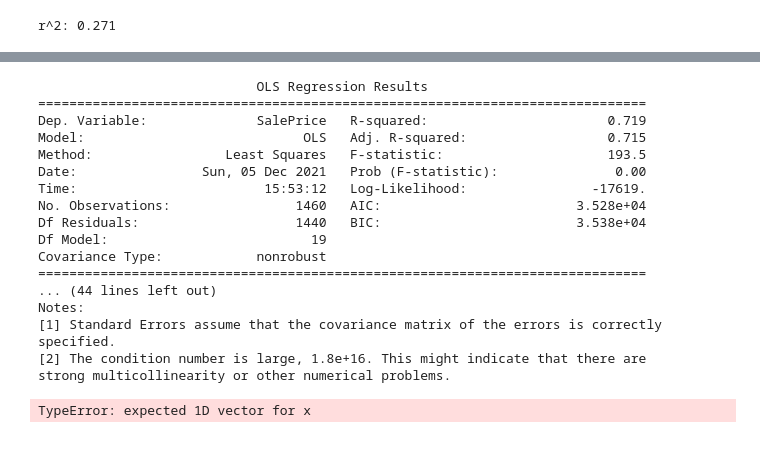
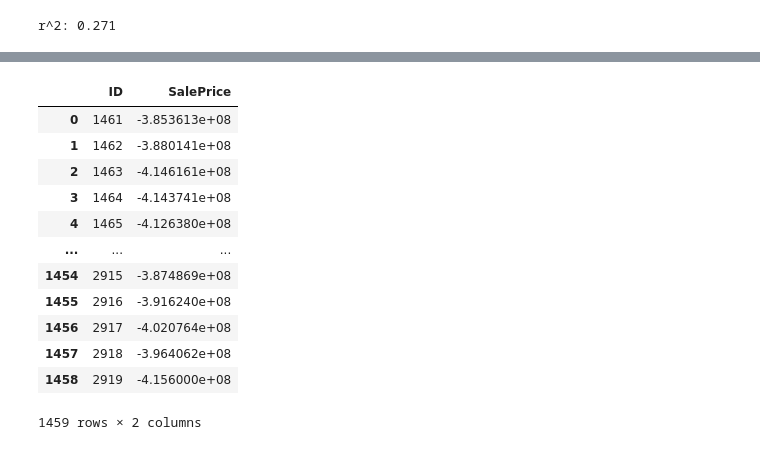
Before and after one commit to jflaher4/FA21_Exponent_Project, a Jupyter notebook: LinearRegression/PolyRegModel.ipynb, the cells around one changed output, grey strips where cells are left out. Drawn from its saved outputs; the diff is of its cells as text; code cells hidden in the pictures.

```diff
--- a/LinearRegression/PolyRegModel.ipynb
+++ b/LinearRegression/PolyRegModel.ipynb
@@ -184,7 +188,10 @@ print("r^2: %.3f" % r2_score(reg.predict(x_new),y))
 # %% [output]
 r^2: 0.271
 # %%
-x_new = x[:,[10,25,53,55,62]]
+#x_new = x[:,[18,25,26,42,52,53,55,56,62,63,68]]
+x_new = x[:,[14,15,27,30,33,34,36,44,57,60,65]]
+x_new = sm.add_constant(x_new)
+y = df['SalePrice']
 reg.fit(x_new,y)
 print("r^2: %.3f" % r2_score(reg.predict(x_new),y))
 # %% [output]
@@ -215,31 +199,23 @@ strong multicollinearity or other numerical problems.
-# %%
-df_reg = df_reg = df[['TotalSF','PoolArea','LotFrontage']].fillna(0)
-x = poly.fit_transform(df_reg)
-x = sm.add_constant(x)
-model = sm.OLS(y,x)
-results = model.fit()
-print(results.summary())
-# %% [output]
-                            OLS Regression Results
-==============================================================================
-Dep. Variable:              SalePrice   R-squared:                       0.719
-Model:                            OLS   Adj. R-squared:                  0.715
-Method:                 Least Squares   F-statistic:                     193.5
-Date:                Sun, 05 Dec 2021   Prob (F-statistic):               0.00
-Time:                        15:53:12   Log-Likelihood:                -17619.
-No. Observations:                1460   AIC:                         3.528e+04
-Df Residuals:                    1440   BIC:                         3.538e+04
-Df Model:                          19
-Covariance Type:            nonrobust
-==============================================================================
-... (44 lines left out)
-Notes:
-[1] Standard Errors assume that the covariance matrix of the errors is correctly specified.
-[2] The condition number is large, 1.8e+16. This might indicate that there are
-strong multicollinearity or other numerical problems.
-# %%
-x = np.polyfit(df_reg,y,2)
-reg.fit(x,y)
-print("r^2: %.3f" % r2_score(reg.predict(x),y))
-# %% [output]
-TypeError: expected 1D vector for x
+# %%
+#test_vars = poly.fit_transform(test_vars)
+#test_vars = sm.add_constant(test_vars)
+test_vars_new = test_vars[:,[14,15,27,30,33,34,36,44,57,60,65]]
+test_vars_new = sm.add_constant(test_vars_new)
+pred = reg.predict(test_vars_new)
+pred = pred.tolist()
+submission = pd.DataFrame({'ID': test['Id'],'SalePrice': pred})
+submission
+# %% [output]
+|  | ID | SalePrice |
+| 0 | 1461 | -3.853613e+08 |
+| 1 | 1462 | -3.880141e+08 |
+| 2 | 1463 | -4.146161e+08 |
+| 3 | 1464 | -4.143741e+08 |
+| 4 | 1465 | -4.126380e+08 |
+| ... | ... | ... |
+| 1454 | 2915 | -3.874869e+08 |
+| 1455 | 2916 | -3.916240e+08 |
+| 1456 | 2917 | -4.020764e+08 |
+| 1457 | 2918 | -3.964062e+08 |
+| 1458 | 2919 | -4.156000e+08 |
+1459 rows × 2 columns
```
Also changed, not shown: parts of 9 cells of this notebook, 1 other file.
